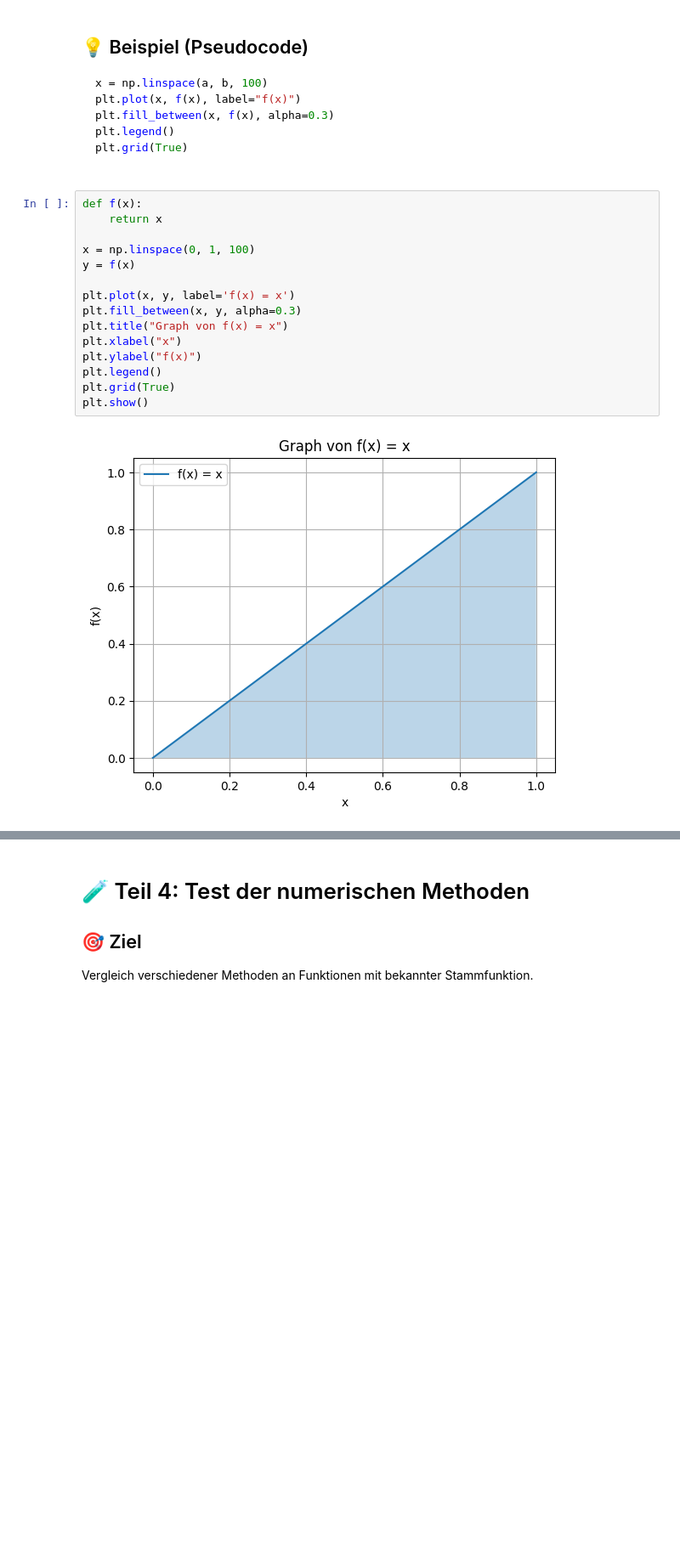
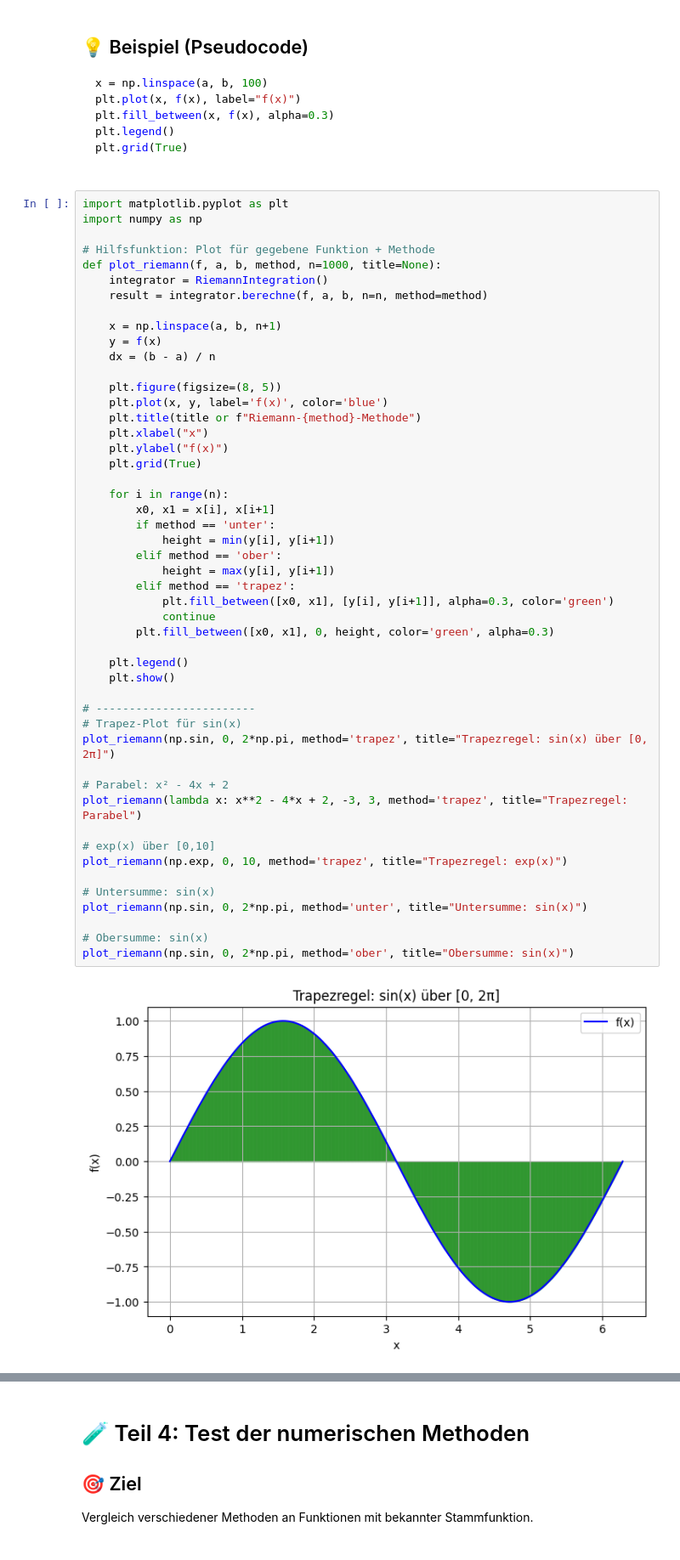
Before and after one commit to inf24103/scientific, a Jupyter notebook: Projekt_Jupyter.ipynb, the cells around one changed output, grey strips where cells are left out. Shown at 85% size. Drawn from its saved outputs; the diff is of its cells as text; blank space fills up the shorter version.

```diff
--- a/Projekt_Jupyter.ipynb
+++ b/Projekt_Jupyter.ipynb
@@ -158,19 +333,53 @@ plt.fill_between(x, f(x), alpha=0.3)
 plt.legend()
 plt.grid(True)
 # %%
-def f(x):
-    return x
+import matplotlib.pyplot as plt
+import numpy as np
 
-x = np.linspace(0, 1, 100)
-y = f(x)
+# Hilfsfunktion: Plot für gegebene Funktion + Methode
+def plot_riemann(f, a, b, method, n=1000, title=None):
+    integrator = RiemannIntegration()
+    result = integrator.berechne(f, a, b, n=n, method=method)
 
-plt.plot(x, y, label='f(x) = x')
-plt.fill_between(x, y, alpha=0.3)
-plt.title("Graph von f(x) = x")
-plt.xlabel("x")
-plt.ylabel("f(x)")
-plt.legend()
-plt.grid(True)
-plt.show()
+    x = np.linspace(a, b, n+1)
+    y = f(x)
+    dx = (b - a) / n
+
+    plt.figure(figsize=(8, 5))
+    plt.plot(x, y, label='f(x)', color='blue')
+    plt.title(title or f"Riemann-{method}-Methode")
+    plt.xlabel("x")
+    plt.ylabel("f(x)")
+    plt.grid(True)
+
+    for i in range(n):
+        x0, x1 = x[i], x[i+1]
+        if method == 'unter':
+            height = min(y[i], y[i+1])
+        elif method == 'ober':
+            height = max(y[i], y[i+1])
+        elif method == 'trapez':
+            plt.fill_between([x0, x1], [y[i], y[i+1]], alpha=0.3, color='green')
+            continue
+        plt.fill_between([x0, x1], 0, height, color='green', alpha=0.3)
+
+    plt.legend()
+    plt.show()
+
+# ------------------------
+# Trapez-Plot für sin(x)
+plot_riemann(np.sin, 0, 2*np.pi, method='trapez', title="Trapezregel: sin(x) über [0, 2π]")
+
+# Parabel: x² - 4x + 2
+plot_riemann(lambda x: x**2 - 4*x + 2, -3, 3, method='trapez', title="Trapezregel: Parabel")
+
+# exp(x) über [0,10]
+plot_riemann(np.exp, 0, 10, method='trapez', title="Trapezregel: exp(x)")
+
+# Untersumme: sin(x)
+plot_riemann(np.sin, 0, 2*np.pi, method='unter', title="Untersumme: sin(x)")
+
+# Obersumme: sin(x)
+plot_riemann(np.sin, 0, 2*np.pi, method='ober', title="Obersumme: sin(x)")
 # %% [output]
-[figure, old version]
+[figure, new version]
```
Also changed, not shown: parts of 9 cells of this notebook.
